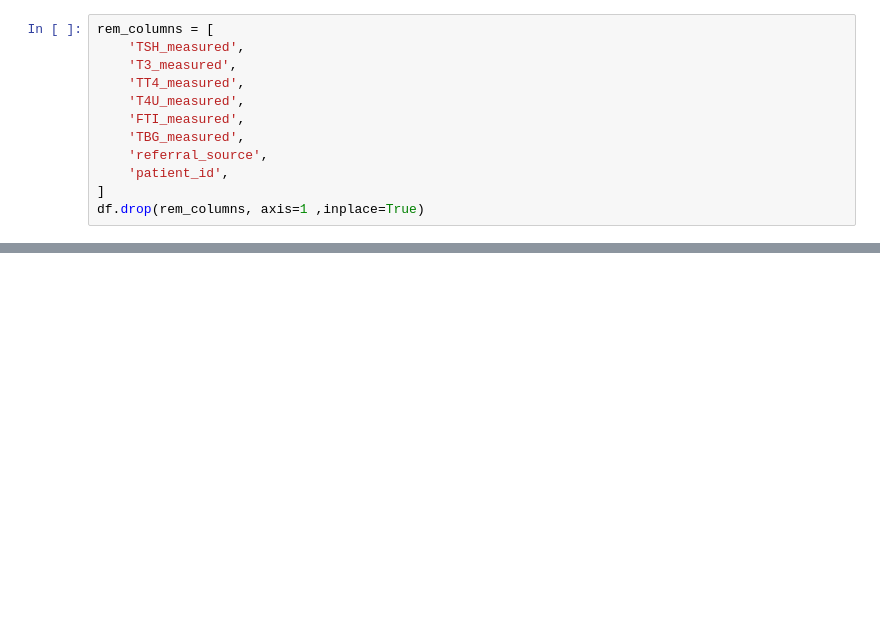
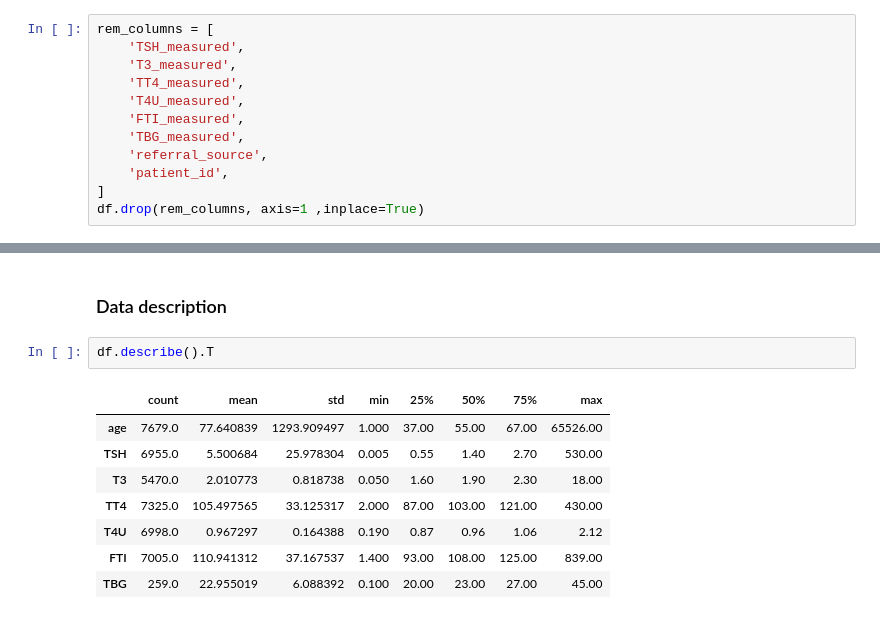
Before and after one commit to Kepins/ByteBots-Hackathon2024, a Jupyter notebook: main.ipynb, the cells around one changed output, grey strips where cells are left out. Drawn from its saved outputs; the diff is of its cells as text; blank space fills up the shorter version.

```diff
--- a/main.ipynb
+++ b/main.ipynb
@@ -61,0 +135,13 @@ df.columns
+# %% [markdown]
+### Data description
+# %%
+df.describe().T
+# %% [output]
+|  | count | mean | std | min | 25% | 50% | 75% | max |
+| age | 7679.0 | 77.640839 | 1293.909497 | 1.000 | 37.00 | 55.00 | 67.00 | 65526.00 |
+| TSH | 6955.0 | 5.500684 | 25.978304 | 0.005 | 0.55 | 1.40 | 2.70 | 530.00 |
+| T3 | 5470.0 | 2.010773 | 0.818738 | 0.050 | 1.60 | 1.90 | 2.30 | 18.00 |
+| TT4 | 7325.0 | 105.497565 | 33.125317 | 2.000 | 87.00 | 103.00 | 121.00 | 430.00 |
+| T4U | 6998.0 | 0.967297 | 0.164388 | 0.190 | 0.87 | 0.96 | 1.06 | 2.12 |
+| FTI | 7005.0 | 110.941312 | 37.167537 | 1.400 | 93.00 | 108.00 | 125.00 | 839.00 |
+| TBG | 259.0 | 22.955019 | 6.088392 | 0.100 | 20.00 | 23.00 | 27.00 | 45.00 |
```
Also changed, not shown: parts of 21 cells of this notebook.
